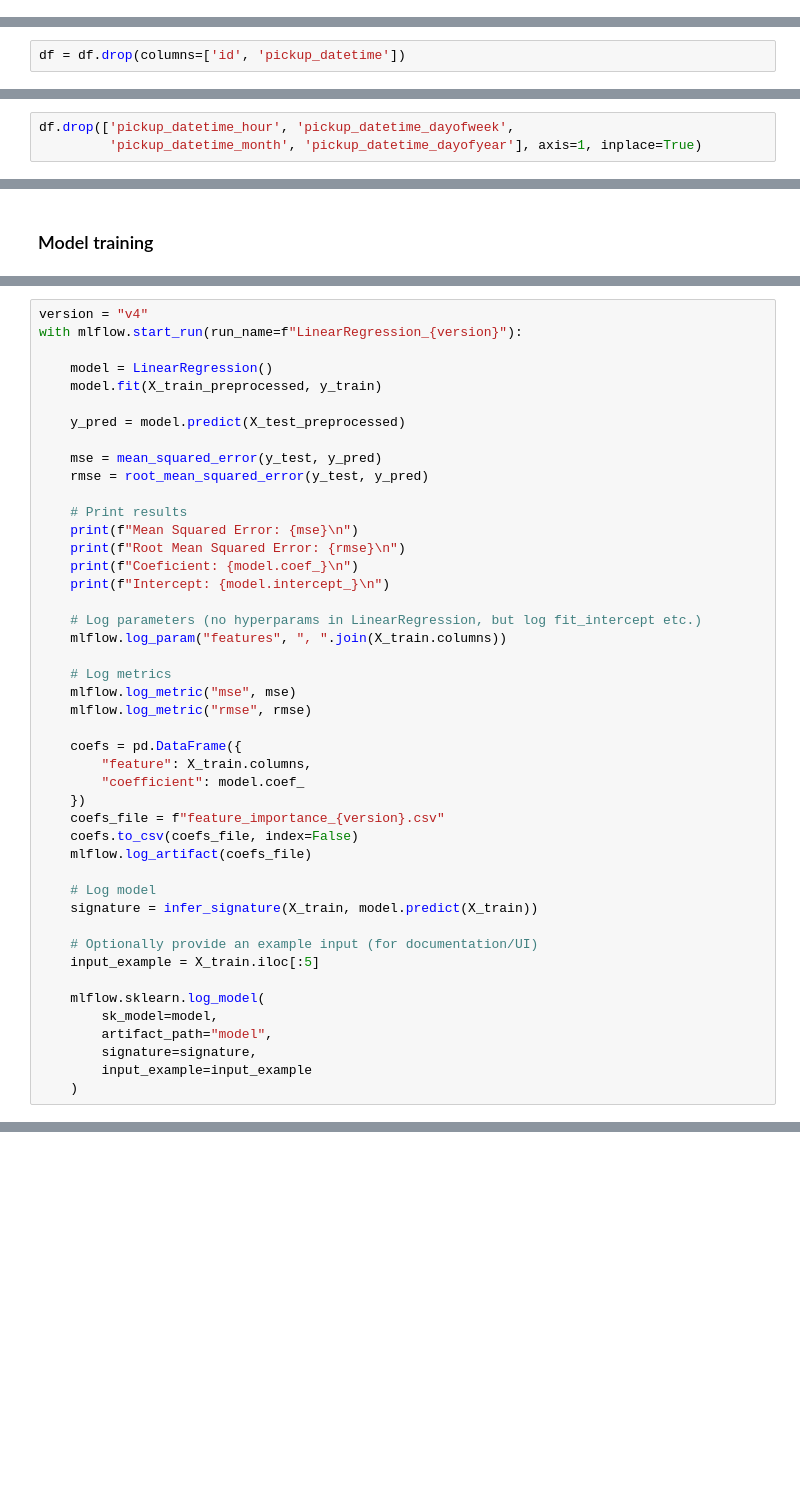
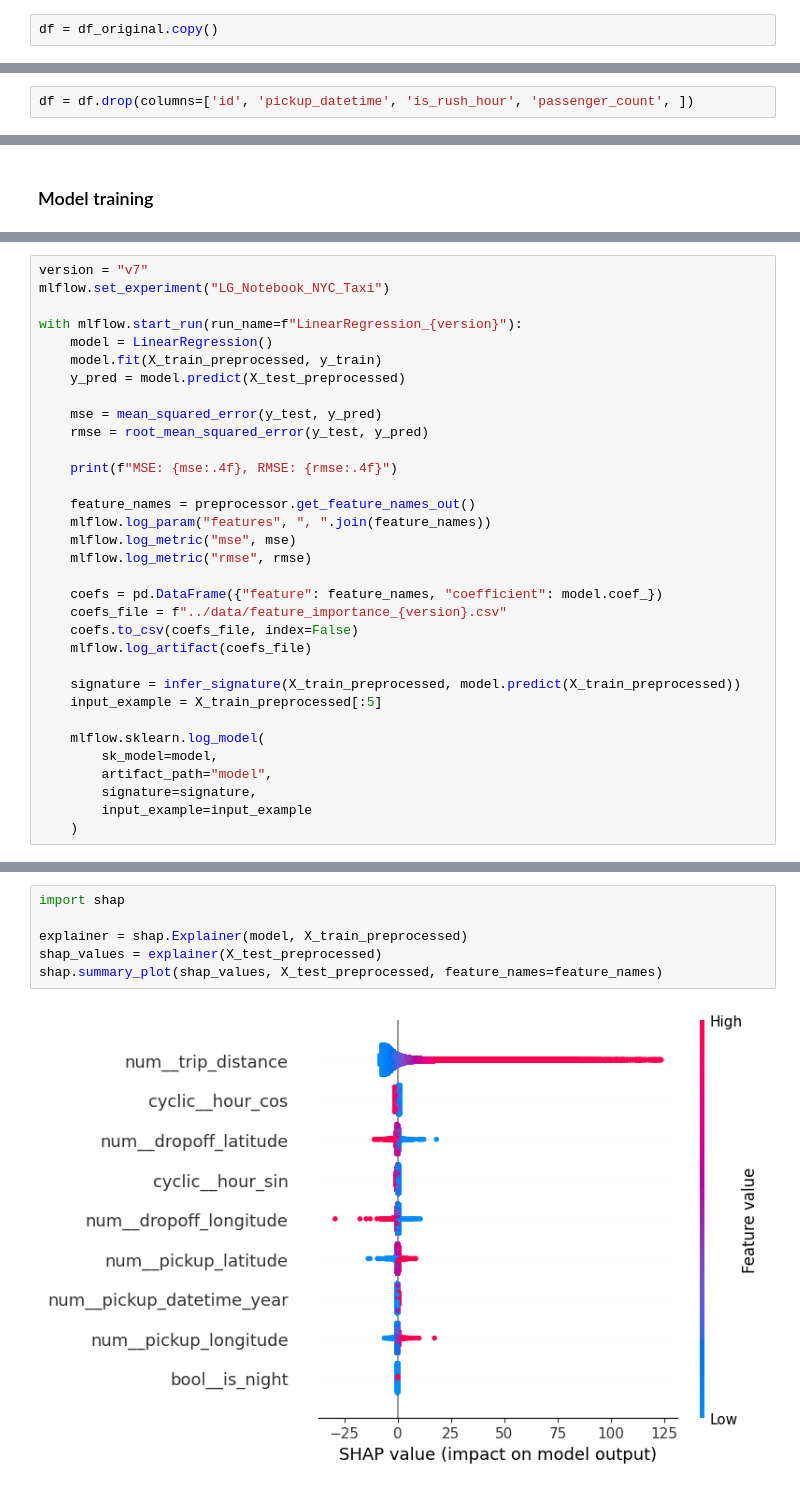
Before and after one commit to napsugark/nyc_taxi_fare_prediction, a Jupyter notebook: notebooks/modelling.ipynb, the cells around one changed output, grey strips where cells are left out. Drawn from its saved outputs; the diff is of its cells as text; blank space fills up the shorter version.

Commit message:
fix: Restructured code, added shap-values, permutation_importance

```diff
--- a/notebooks/modelling.ipynb
+++ b/notebooks/modelling.ipynb
@@ -14,3 +67,5 @@ df = pd.read_csv('../data/02_processed/df_cleaned.csv')
+# %%
+df = df_original.copy()
 # %%
 df.shape
 # %% [output]
@@ -41,2 +101,2 @@ Name: fare_amount, dtype: float64
 # %%
-df = df.drop(columns=['id', 'pickup_datetime'])
+df = df.drop(columns=['id', 'pickup_datetime', 'is_rush_hour', 'passenger_count', ])
@@ -55,3 +102,0 @@ df['doy_cos'] = np.cos(2 * np.pi * df['pickup_datetime_dayofyear'] / 366)
-# %%
-df.drop(['pickup_datetime_hour', 'pickup_datetime_dayofweek',
-         'pickup_datetime_month', 'pickup_datetime_dayofyear'], axis=1, inplace=True)
@@ -111,41 +131,29 @@ X_train.shape, X_test.shape, y_train.shape, y_test.shape
 # %%
-version = "v4"
+version = "v7"
+mlflow.set_experiment("LG_Notebook_NYC_Taxi")
+
 with mlflow.start_run(run_name=f"LinearRegression_{version}"):
-
     model = LinearRegression()
     model.fit(X_train_preprocessed, y_train)
-
     y_pred = model.predict(X_test_preprocessed)
 
     mse = mean_squared_error(y_test, y_pred)
     rmse = root_mean_squared_error(y_test, y_pred)
 
-    # Print results
-    print(f"Mean Squared Error: {mse}\n")
-    print(f"Root Mean Squared Error: {rmse}\n")
-    print(f"Coeficient: {model.coef_}\n")
-    print(f"Intercept: {model.intercept_}\n")
+    print(f"MSE: {mse:.4f}, RMSE: {rmse:.4f}")
 
-    # Log parameters (no hyperparams in LinearRegression, but log fit_intercept etc.)
-    mlflow.log_param("features", ", ".join(X_train.columns))
-
-    # Log metrics
+    feature_names = preprocessor.get_feature_names_out()
+    mlflow.log_param("features", ", ".join(feature_names))
     mlflow.log_metric("mse", mse)
     mlflow.log_metric("rmse", rmse)
 
-    coefs = pd.DataFrame({
-        "feature": X_train.columns,
-        "coefficient": model.coef_
-    })
-    coefs_file = f"feature_importance_{version}.csv"
+    coefs = pd.DataFrame({"feature": feature_names, "coefficient": model.coef_})
+    coefs_file = f"../data/feature_importance_{version}.csv"
     coefs.to_csv(coefs_file, index=False)
     mlflow.log_artifact(coefs_file)
 
-    # Log model
-    signature = infer_signature(X_train, model.predict(X_train))
-
-    # Optionally provide an example input (for documentation/UI)
-    input_example = X_train.iloc[:5]
+    signature = infer_signature(X_train_preprocessed, model.predict(X_train_preprocessed))
+    input_example = X_train_preprocessed[:5]
 
     mlflow.sklearn.log_model(
         sk_model=model,
@@ -167,0 +168,8 @@ Intercept: 12.823490951831921
+# %%
+import shap
+
+explainer = shap.Explainer(model, X_train_preprocessed)
+shap_values = explainer(X_test_preprocessed)
+shap.summary_plot(shap_values, X_test_preprocessed, feature_names=feature_names)
+# %% [output]
+[figure, added]
```
Also changed, not shown: parts of 18 cells of this notebook.
